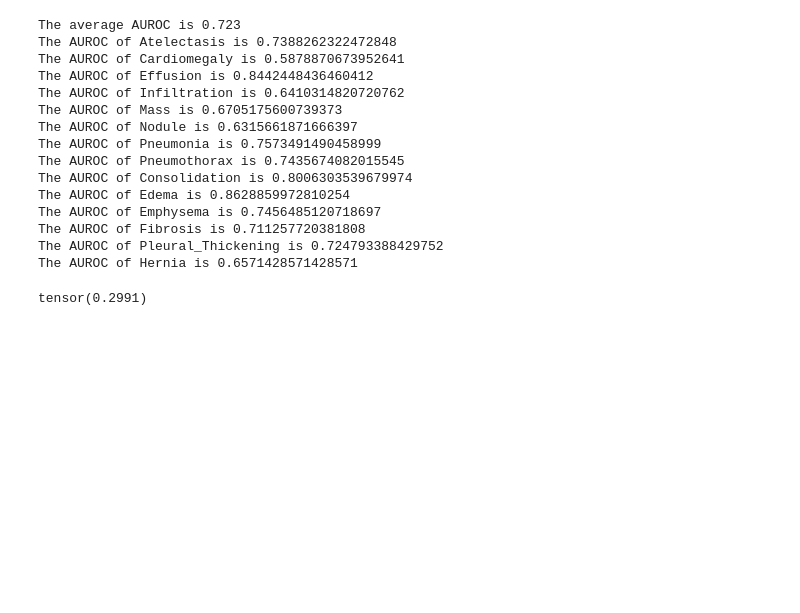
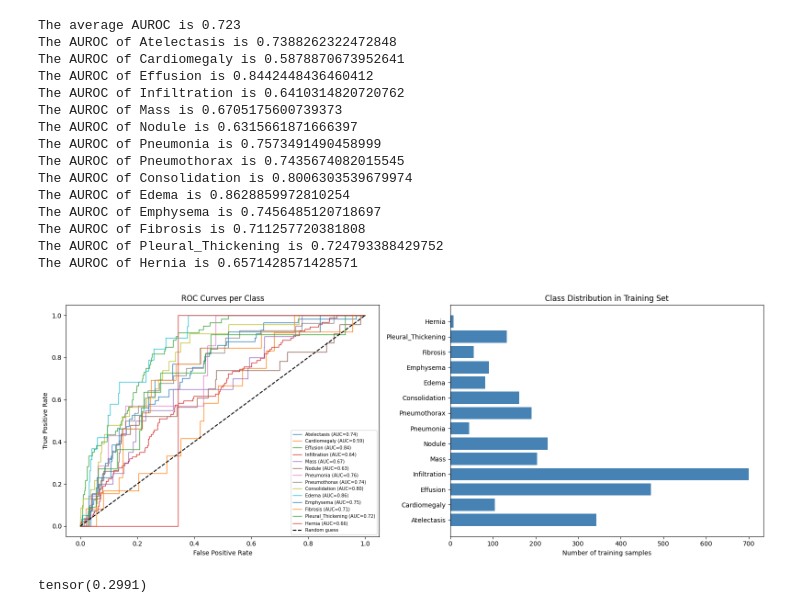
Before and after one commit to mpieper19/Out-of-Distribution-Detection, a Jupyter notebook: notebooks/training.ipynb, the cells around one changed output. Cells and saved outputs as stored; diff of their text form; code cells hidden in the pictures; blank space fills up the shorter version.

Commit message:
Added ROC Curve diagram + Class Dsitribution Diagram

```diff
--- a/notebooks/training.ipynb
+++ b/notebooks/training.ipynb
@@ -249,6 +249,39 @@ The AUROC of Emphysema is 0.7456485120718697
 The AUROC of Fibrosis is 0.711257720381808
 The AUROC of Pleural_Thickening is 0.724793388429752
 The AUROC of Hernia is 0.6571428571428571
+# %%
+from sklearn.metrics import roc_curve
+import matplotlib.pyplot as plt
+
+fig, axes = plt.subplots(1, 2, figsize=(16, 6))
+
+# --- ROC curves ---
+ax = axes[0]
+for i, cls in enumerate(cur_classes):
+    fpr, tpr, _ = roc_curve(gt[:, i].cpu(), pred[:, i].cpu())
+    ax.plot(fpr, tpr, lw=1, label=f'{cls} (AUC={AUROCs[i]:.2f})')
+
+ax.plot([0, 1], [0, 1], 'k--', label='Random guess')
+ax.set_xlabel('False Positive Rate')
+ax.set_ylabel('True Positive Rate')
+ax.set_title('ROC Curves per Class')
+ax.legend(fontsize=7, loc='lower right')
+
+# --- Class distribution ---
+ax = axes[1]
+counts = []
+for cls in cur_classes:
+    count = train_df['Finding Labels'].str.contains(cls, na=False).sum()
+    counts.append(count)
+
+ax.barh(cur_classes, counts, color='steelblue')
+ax.set_xlabel('Number of training samples')
+ax.set_title('Class Distribution in Training Set')
+
+plt.tight_layout()
+plt.show()
+# %% [output]
+[figure, added]
 # %%
 # OOD Detection Dataset Object
 # The Bone Fracture dataset
```
